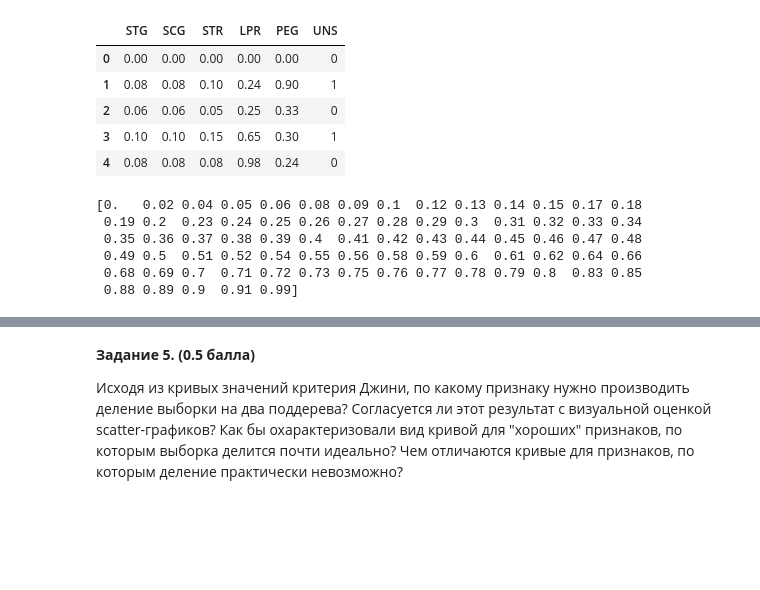
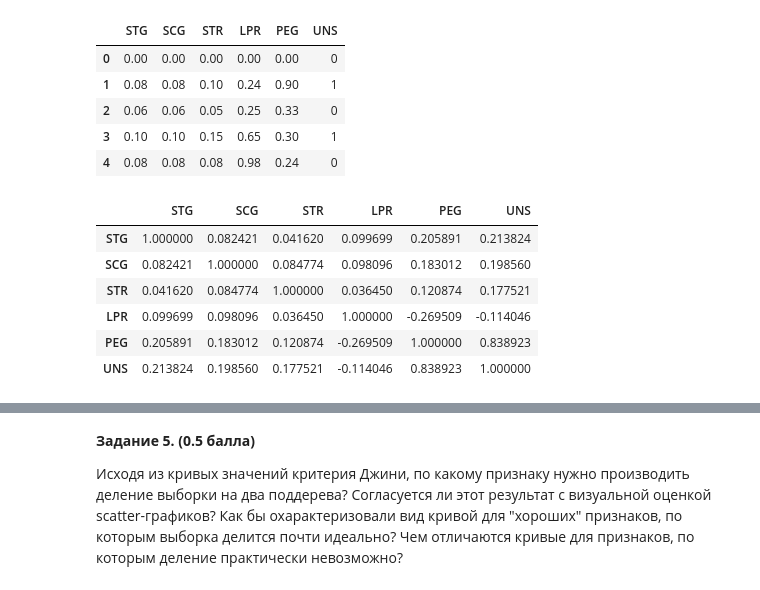
Before and after one commit to miche2020/ml-course-hse, a Jupyter notebook: 2020-fall/homeworks-practice/homework-practice-05-trees/homework-practice-05-trees.ipynb, the cells around one changed output, grey strips where cells are left out. Cells and saved outputs as stored; diff of their text form; code cells hidden in the pictures; blank space fills up the shorter version.

```diff
--- a/2020-fall/homeworks-practice/homework-practice-05-trees/homework-practice-05-trees.ipynb
+++ b/2020-fall/homeworks-practice/homework-practice-05-trees/homework-practice-05-trees.ipynb
@@ -233,16 +233,3 @@ data.head()
 | 2 | 0.06 | 0.06 | 0.05 | 0.25 | 0.33 | 0 |
 | 3 | 0.10 | 0.10 | 0.15 | 0.65 | 0.30 | 1 |
 | 4 | 0.08 | 0.08 | 0.08 | 0.98 | 0.24 | 0 |
-# %%
-for i in range(5):
-    column = data.iloc[:,i].values
-    sort_vector = sorted(column)
-    print(np.unique(sort_vector,ret))
-    break
-# %% [output]
-[0.   0.02 0.04 0.05 0.06 0.08 0.09 0.1  0.12 0.13 0.14 0.15 0.17 0.18
- 0.19 0.2  0.23 0.24 0.25 0.26 0.27 0.28 0.29 0.3  0.31 0.32 0.33 0.34
- 0.35 0.36 0.37 0.38 0.39 0.4  0.41 0.42 0.43 0.44 0.45 0.46 0.47 0.48
- 0.49 0.5  0.51 0.52 0.54 0.55 0.56 0.58 0.59 0.6  0.61 0.62 0.64 0.66
- 0.68 0.69 0.7  0.71 0.72 0.73 0.75 0.76 0.77 0.78 0.79 0.8  0.83 0.85
- 0.88 0.89 0.9  0.91 0.99]
@@ -276,0 +236,10 @@ def find_best_split(feature_vector, target_vector):
+# %%
+data.corr()
+# %% [output]
+|  | STG | SCG | STR | LPR | PEG | UNS |
+| STG | 1.000000 | 0.082421 | 0.041620 | 0.099699 | 0.205891 | 0.213824 |
+| SCG | 0.082421 | 1.000000 | 0.084774 | 0.098096 | 0.183012 | 0.198560 |
+| STR | 0.041620 | 0.084774 | 1.000000 | 0.036450 | 0.120874 | 0.177521 |
+| LPR | 0.099699 | 0.098096 | 0.036450 | 1.000000 | -0.269509 | -0.114046 |
+| PEG | 0.205891 | 0.183012 | 0.120874 | -0.269509 | 1.000000 | 0.838923 |
+| UNS | 0.213824 | 0.198560 | 0.177521 | -0.114046 | 0.838923 | 1.000000 |
```
Also changed, not shown: parts of 9 cells of this notebook, 1 other file.
